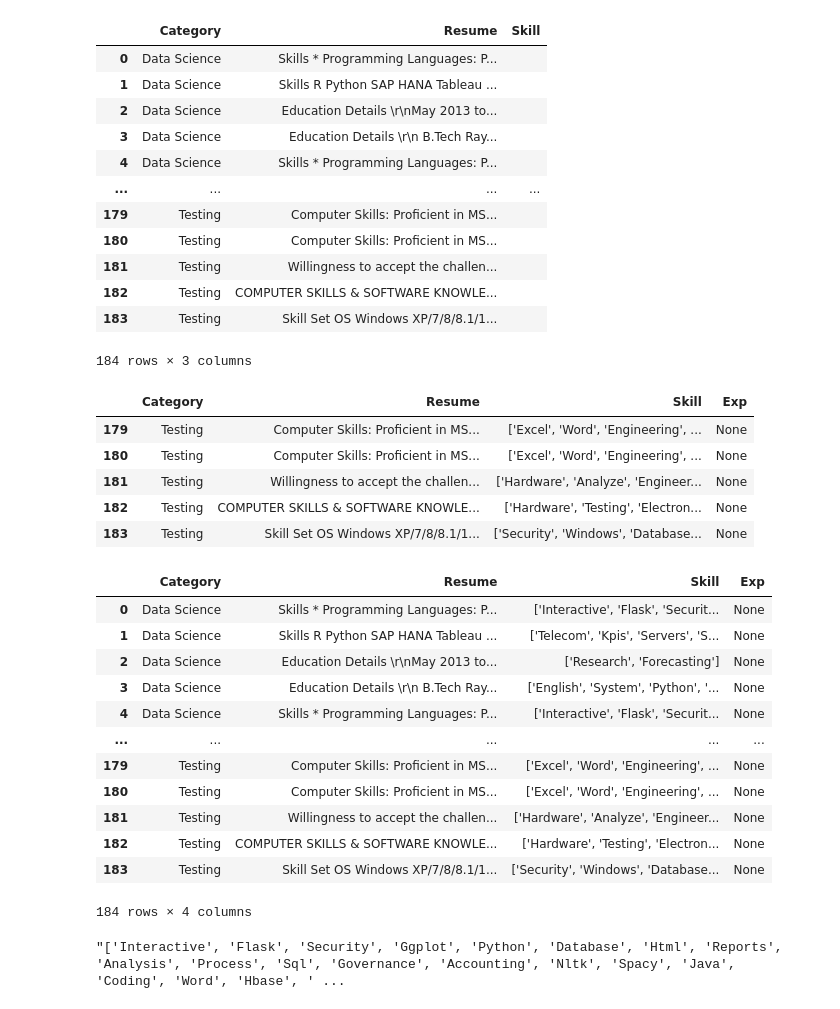
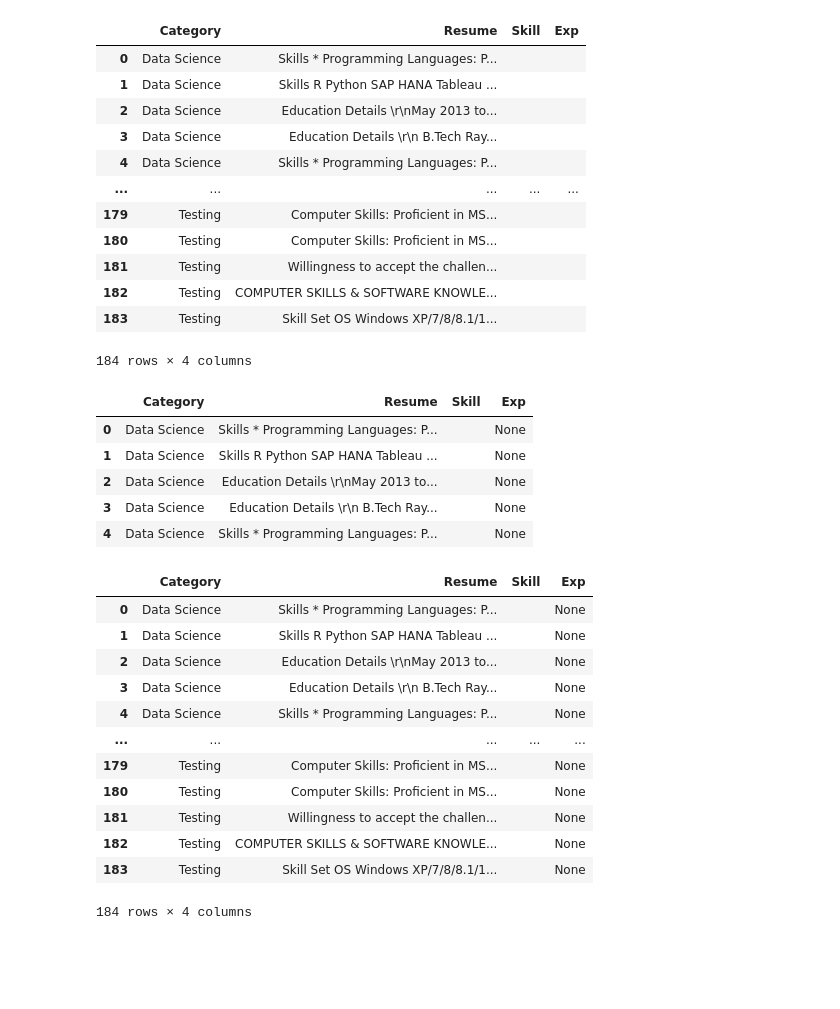
Before and after one commit to Shruti-panchal/DB-resume, a Jupyter notebook: resume_parser/extract_skills_from_pdf.ipynb, the cells around one changed output. Drawn from its saved outputs; the diff is of its cells as text; code cells hidden in the pictures; blank space fills up the shorter version.

```diff
--- a/resume_parser/extract_skills_from_pdf.ipynb
+++ b/resume_parser/extract_skills_from_pdf.ipynb
@@ -123,22 +145,22 @@ import numpy as np
 # %%
 original_res = pd.read_csv('mined.csv')
 original_res['Skill']= ''
-# original_res['Exp']= ''
+original_res['Exp']= ''
 original_res
 # %% [output]
-|  | Category | Resume | Skill |
-| 0 | Data Science | Skills * Programming Languages: P... |  |
-| 1 | Data Science | Skills R Python SAP HANA Tableau ... |  |
-| 2 | Data Science | Education Details \r\nMay 2013 to... |  |
-| 3 | Data Science | Education Details \r\n B.Tech Ray... |  |
-| 4 | Data Science | Skills * Programming Languages: P... |  |
-| ... | ... | ... | ... |
-| 179 | Testing | Computer Skills: Proficient in MS... |  |
-| 180 | Testing | Computer Skills: Proficient in MS... |  |
-| 181 | Testing | Willingness to accept the challen... |  |
-| 182 | Testing | COMPUTER SKILLS & SOFTWARE KNOWLE... |  |
-| 183 | Testing | Skill Set OS Windows XP/7/8/8.1/1... |  |
+|  | Category | Resume | Skill | Exp |
+| 0 | Data Science | Skills * Programming Languages: P... |  |  |
+| 1 | Data Science | Skills R Python SAP HANA Tableau ... |  |  |
+| 2 | Data Science | Education Details \r\nMay 2013 to... |  |  |
+| 3 | Data Science | Education Details \r\n B.Tech Ray... |  |  |
+| 4 | Data Science | Skills * Programming Languages: P... |  |  |
+| ... | ... | ... | ... | ... |
+| 179 | Testing | Computer Skills: Proficient in MS... |  |  |
+| 180 | Testing | Computer Skills: Proficient in MS... |  |  |
+| 181 | Testing | Willingness to accept the challen... |  |  |
+| 182 | Testing | COMPUTER SKILLS & SOFTWARE KNOWLE... |  |  |
+| 183 | Testing | Skill Set OS Windows XP/7/8/8.1/1... |  |  |
-184 rows × 3 columns
+184 rows × 4 columns
 # %%
 for index, row in original_res.iterrows():
     data = ResumeParser(f'{index}.pdf').get_extracted_data()
@@ -147,29 +169,29 @@ for index, row in original_res.iterrows():
     extracted_exp = f"{data.get('total_exp')}"
     original_res.at[index, 'Exp'] = extracted_exp
 # %%
-original_res.tail()
+original_res.head()
 # %% [output]
 |  | Category | Resume | Skill | Exp |
-| 179 | Testing | Computer Skills: Proficient in MS... | ['Excel', 'Word', 'Engineering', ... | None |
-| 180 | Testing | Computer Skills: Proficient in MS... | ['Excel', 'Word', 'Engineering', ... | None |
-| 181 | Testing | Willingness to accept the challen... | ['Hardware', 'Analyze', 'Engineer... | None |
-| 182 | Testing | COMPUTER SKILLS & SOFTWARE KNOWLE... | ['Hardware', 'Testing', 'Electron... | None |
-| 183 | Testing | Skill Set OS Windows XP/7/8/8.1/1... | ['Security', 'Windows', 'Database... | None |
+| 0 | Data Science | Skills * Programming Languages: P... |  | None |
+| 1 | Data Science | Skills R Python SAP HANA Tableau ... |  | None |
+| 2 | Data Science | Education Details \r\nMay 2013 to... |  | None |
+| 3 | Data Science | Education Details \r\n B.Tech Ray... |  | None |
+| 4 | Data Science | Skills * Programming Languages: P... |  | None |
 # %%
-final = original_res[['Category', 'Resume', 'Skill', 'Exp']]
-final
+fine = original_res[['Category', 'Resume', 'Skill', 'Exp']]
+fine
 # %% [output]
 |  | Category | Resume | Skill | Exp |
-| 0 | Data Science | Skills * Programming Languages: P... | ['Interactive', 'Flask', 'Securit... | None |
-| 1 | Data Science | Skills R Python SAP HANA Tableau ... | ['Telecom', 'Kpis', 'Servers', 'S... | None |
-| 2 | Data Science | Education Details \r\nMay 2013 to... | ['Research', 'Forecasting'] | None |
-| 3 | Data Science | Education Details \r\n B.Tech Ray... | ['English', 'System', 'Python', '... | None |
-| 4 | Data Science | Skills * Programming Languages: P... | ['Interactive', 'Flask', 'Securit... | None |
+| 0 | Data Science | Skills * Programming Languages: P... |  | None |
+| 1 | Data Science | Skills R Python SAP HANA Tableau ... |  | None |
+| 2 | Data Science | Education Details \r\nMay 2013 to... |  | None |
+| 3 | Data Science | Education Details \r\n B.Tech Ray... |  | None |
+| 4 | Data Science | Skills * Programming Languages: P... |  | None |
 | ... | ... | ... | ... | ... |
-| 179 | Testing | Computer Skills: Proficient in MS... | ['Excel', 'Word', 'Engineering', ... | None |
-| 180 | Testing | Computer Skills: Proficient in MS... | ['Excel', 'Word', 'Engineering', ... | None |
-| 181 | Testing | Willingness to accept the challen... | ['Hardware', 'Analyze', 'Engineer... | None |
-| 182 | Testing | COMPUTER SKILLS & SOFTWARE KNOWLE... | ['Hardware', 'Testing', 'Electron... | None |
-| 183 | Testing | Skill Set OS Windows XP/7/8/8.1/1... | ['Security', 'Windows', 'Database... | None |
+| 179 | Testing | Computer Skills: Proficient in MS... |  | None |
+| 180 | Testing | Computer Skills: Proficient in MS... |  | None |
+| 181 | Testing | Willingness to accept the challen... |  | None |
+| 182 | Testing | COMPUTER SKILLS & SOFTWARE KNOWLE... |  | None |
+| 183 | Testing | Skill Set OS Windows XP/7/8/8.1/1... |  | None |
 184 rows × 4 columns
 # %%
@@ -177,5 +199,3 @@ final.to_csv('final.csv', index=False)
 # %%
-final['Skill'][0]
+fine['Skill'][0]
-# %% [output]
-"['Interactive', 'Flask', 'Security', 'Ggplot', 'Python', 'Database', 'Html', 'Reports', 'Analysis', 'Process', 'Sql', 'Governance', 'Accounting', 'Nltk', 'Spacy', 'Java', 'Coding', 'Word', 'Hbase', ' ...
 # %%
```
Also changed, not shown: parts of 11 cells of this notebook, 2 other files.
